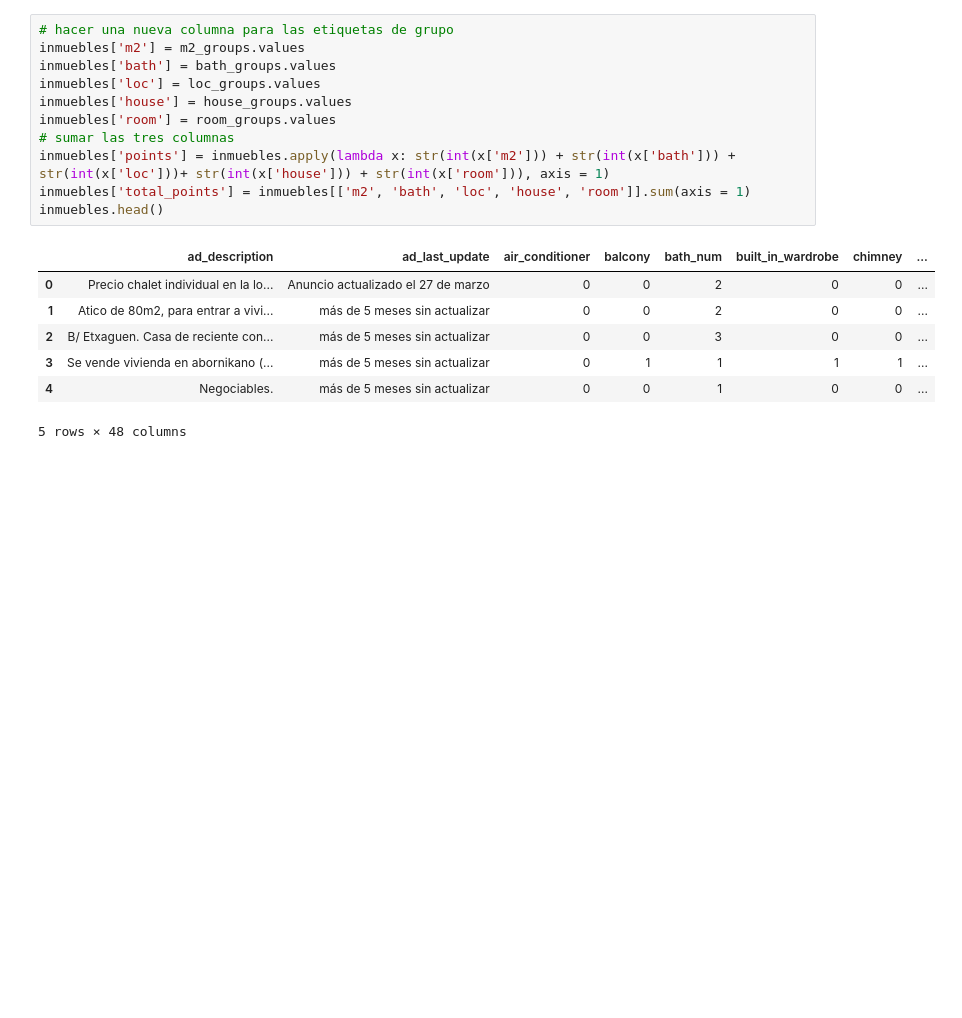
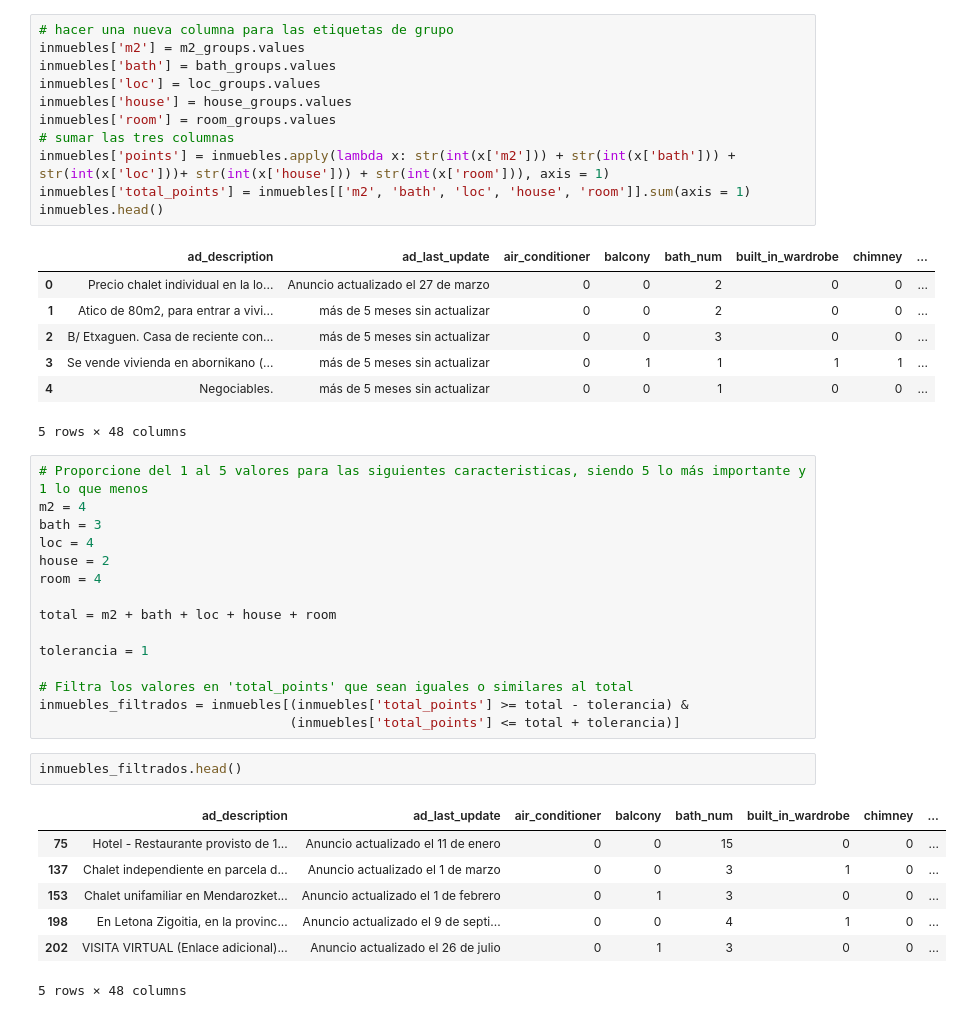
Before and after one commit to Anllel12/InmueblesPrediccion, a Jupyter notebook: InmueblesPrediccion.ipynb, the cells around one changed output. Cells and saved outputs as stored; diff of their text form; blank space fills up the shorter version.

```diff
--- a/InmueblesPrediccion.ipynb
+++ b/InmueblesPrediccion.ipynb
@@ -750,3 +785,28 @@ inmuebles.head()
 | 3 | Se vende vivienda en abornikano (... | más de 5 meses sin actualizar | 0 | 1 | 1 | 1 | 1 | ... |
 | 4 | Negociables. | más de 5 meses sin actualizar | 0 | 0 | 1 | 0 | 0 | ... |
 5 rows × 48 columns
+# %%
+# Proporcione del 1 al 5 valores para las siguientes caracteristicas, siendo 5 lo más importante y 1 lo que menos
+m2 = 4
+bath = 3
+loc = 4
+house = 2
+room = 4
+
+total = m2 + bath + loc + house + room
+
+tolerancia = 1
+
+# Filtra los valores en 'total_points' que sean iguales o similares al total
+inmuebles_filtrados = inmuebles[(inmuebles['total_points'] >= total - tolerancia) &
+                                (inmuebles['total_points'] <= total + tolerancia)]
+# %%
+inmuebles_filtrados.head()
+# %% [output]
+|  | ad_description | ad_last_update | air_conditioner | balcony | bath_num | built_in_wardrobe | chimney | ... |
+| 75 | Hotel - Restaurante provisto de 1... | Anuncio actualizado el 11 de enero | 0 | 0 | 15 | 0 | 0 | ... |
+| 137 | Chalet independiente en parcela d... | Anuncio actualizado el 1 de marzo | 0 | 0 | 3 | 1 | 0 | ... |
+| 153 | Chalet unifamiliar en Mendarozket... | Anuncio actualizado el 1 de febrero | 0 | 1 | 3 | 0 | 0 | ... |
+| 198 | En Letona Zigoitia, en la provinc... | Anuncio actualizado el 9 de septi... | 0 | 0 | 4 | 1 | 0 | ... |
+| 202 | VISITA VIRTUAL (Enlace adicional)... | Anuncio actualizado el 26 de julio | 0 | 1 | 3 | 0 | 0 | ... |
+5 rows × 48 columns
```
Also changed, not shown: parts of 2 cells of this notebook.
